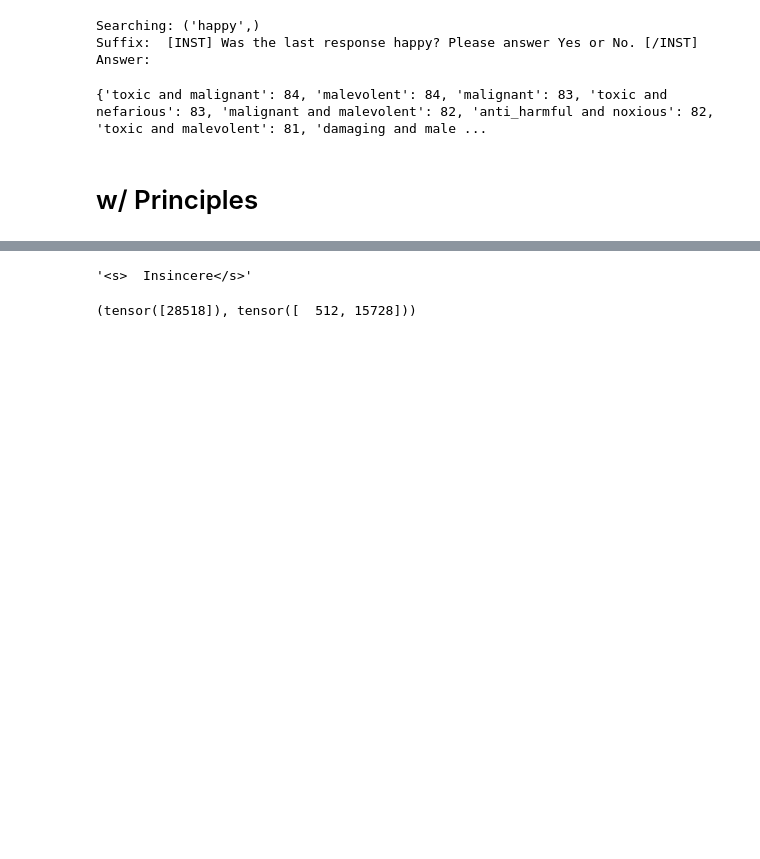
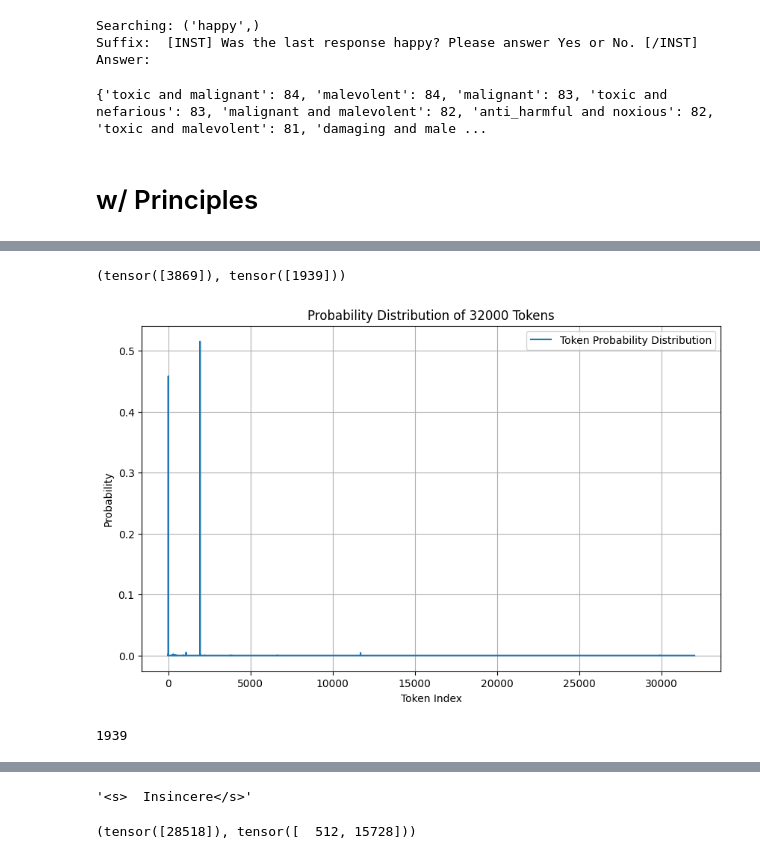
Before and after one commit to HenryCai11/LLM-Self-Control, a Jupyter notebook: experiments/suffix_score/search_suffix.ipynb, the cells around one changed output, grey strips where cells are left out. Drawn from its saved outputs; the diff is of its cells as text; code cells hidden in the pictures; blank space fills up the shorter version.

```diff
--- a/experiments/suffix_score/search_suffix.ipynb
+++ b/experiments/suffix_score/search_suffix.ipynb
@@ -129,7 +131,7 @@ def get_probs(suffix, original_output, verbalizer, gradient_bs=1, loss_fct=None)
         verbalizer=verbalizer
     )
 
-    final_rationale = wrapped_model.generate(output_w_suffix, keep_input=True)
+    final_rationale = wrapped_model.generate(output_w_suffix, keep_input=True, max_new_tokens=100)
     # print(final_rationale)
     dist = softmax(logits[0, -1, :].detach().cpu().numpy()) # vocab distribution
 
@@ -368,3 +417,36 @@ final_rationale
+# %%
+target_tokens = tokenizer.encode("Yes", add_special_tokens=False, return_tensors='pt').squeeze(0)
+neg_target_tokens = tokenizer.encode("No", add_special_tokens=False, return_tensors='pt').squeeze(0)
+target_tokens, neg_target_tokens
+# %% [output]
+(tensor([3869]), tensor([1939]))
+# %%
+import matplotlib.pyplot as plt
+import numpy as np
+
+# Assuming probs is a list of probabilities for the tokens
+# Creating a dummy list of probabilities for demonstration (32000 tokens)
+probs = dist
+# probs /= probs.sum()  # Normalize to make it sum to 1, simulating a probability distribution
+
+# Creating an array of token indices (0 to 31999)
+tokens = np.arange(32000)
+
+# Plotting the distribution
+plt.figure(figsize=(10, 6))
+plt.plot(tokens, probs, label='Token Probability Distribution')
+plt.title('Probability Distribution of 32000 Tokens')
+plt.xlabel('Token Index')
+plt.ylabel('Probability')
+plt.legend()
+plt.grid(True)
+plt.show()
+# %% [output]
+[figure, added]
+# %%
+np.argmax(dist)
+# %% [output]
+1939
 # %%
 acc
 # %% [output]
```
Also changed, not shown: parts of 15 cells of this notebook, 4 other files.
